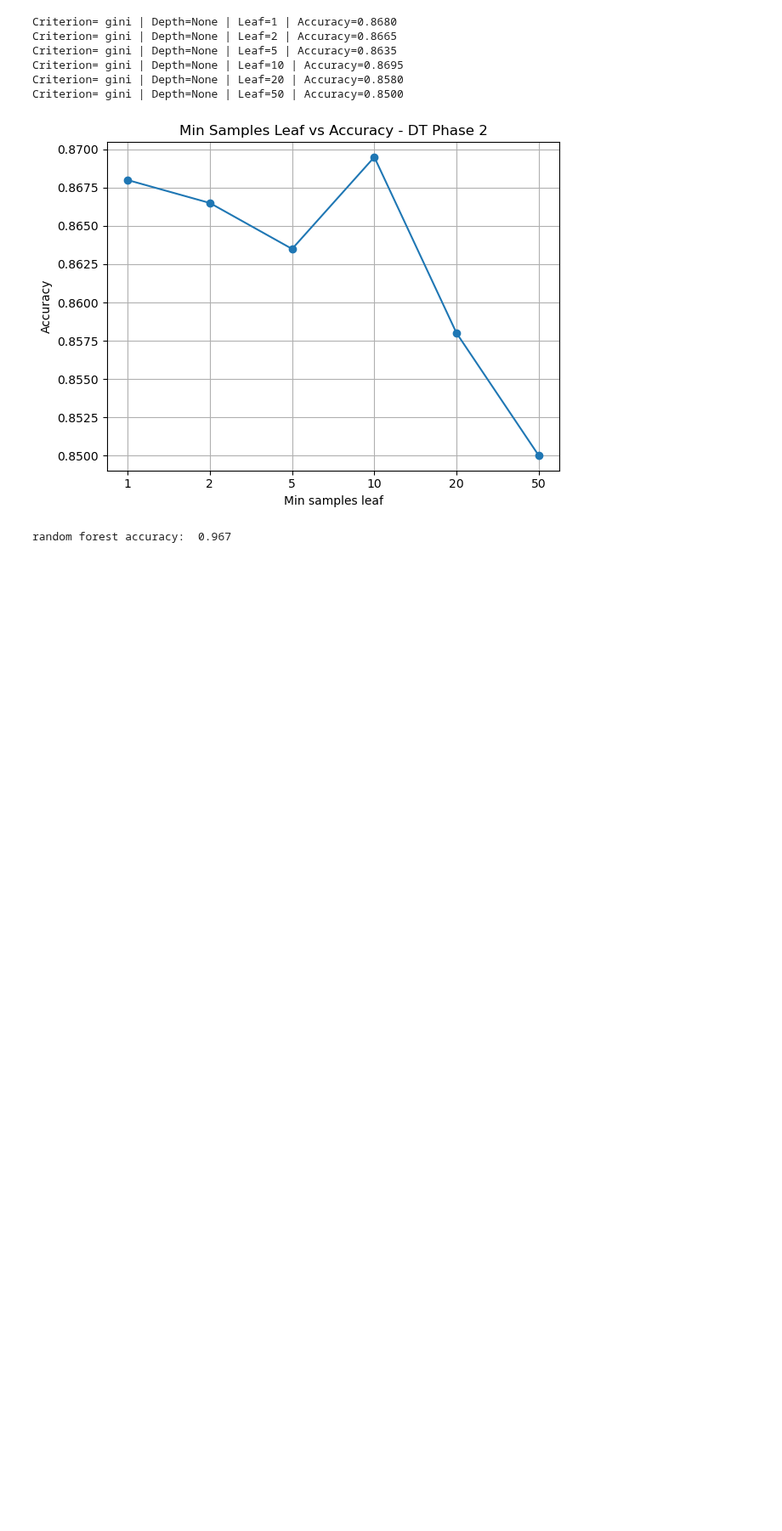
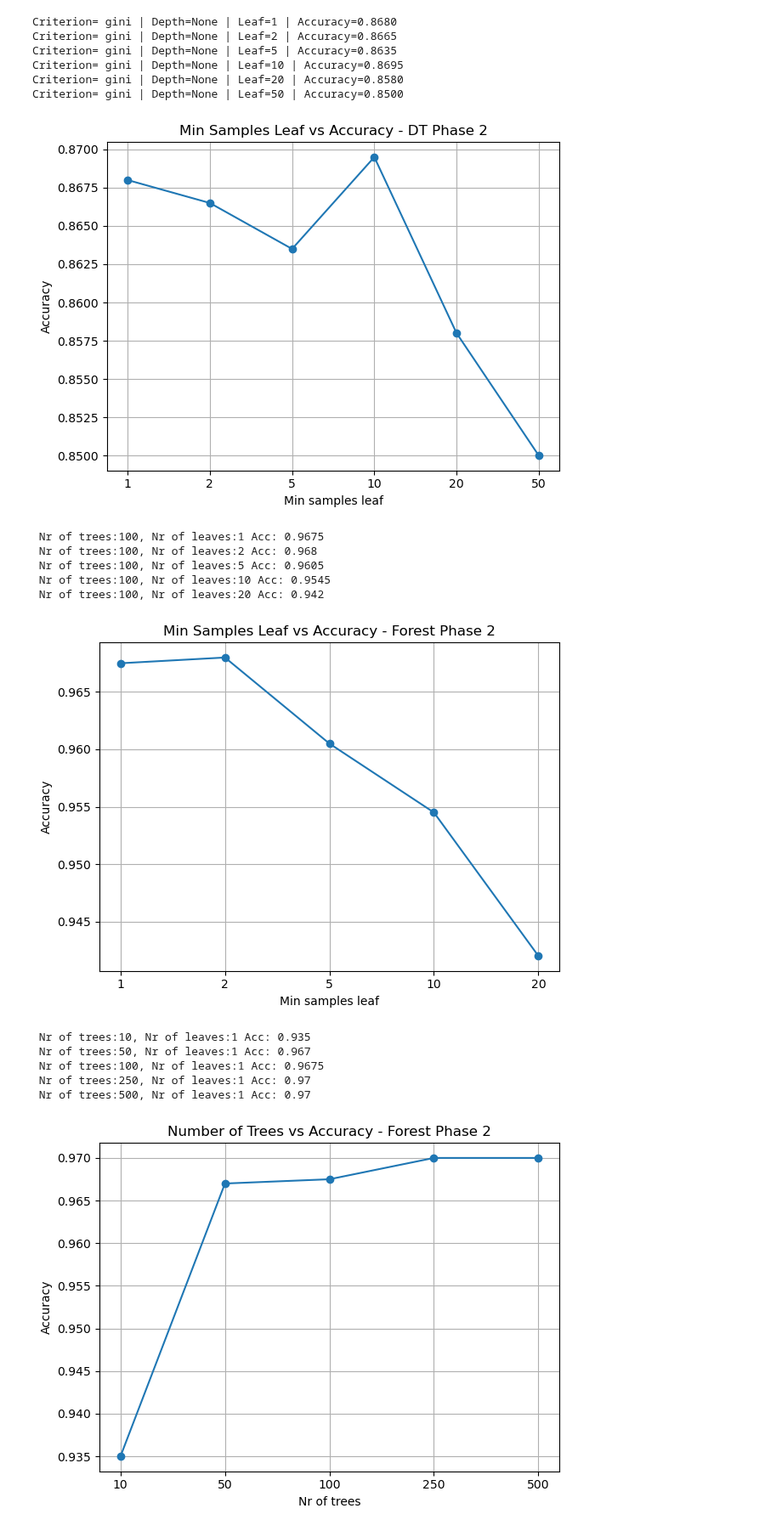
Before and after one commit to ErjonXhani/ai-vs-human-text-detection-INM701, a Jupyter notebook: tfidf.ipynb, the cells around one changed output. Shown at 85% size. Drawn from its saved outputs; the diff is of its cells as text; code cells hidden in the pictures; blank space fills up the shorter version.

Commit message:
graphs random forest phase 2

```diff
--- a/tfidf.ipynb
+++ b/tfidf.ipynb
@@ -75,19 +75,3 @@ print("TF-IDF test shape :", X_test_tfidf.shape)
 # %% [output]
 TF-IDF train shape: (8000, 20000)
 TF-IDF test shape : (2000, 20000)
-# %%
-from sklearn.tree import DecisionTreeClassifier
-from sklearn.metrics import accuracy_score
-
-
-dt_tfidf = DecisionTreeClassifier(
-    max_depth=10,criterion='gini',min_samples_leaf=10,
-    random_state=42
-)
-
-dt_tfidf.fit(X_train_tfidf, y_train)
-
-preds = dt_tfidf.predict(X_test_tfidf)
-
-
-print("DT Accuracy :", round(accuracy_score(y_test, preds),4))
@@ -156,15 +138,56 @@ Criterion= gini | Depth=None | Leaf=50 | Accuracy=0.8500
 [figure]
 # %%
 from sklearn.ensemble import RandomForestClassifier
+nr_trees=[10,50,100,250,500]
+leaves=[1,2,5,10,20]
+accuracy_rf=[]
+accuracy_rf2=[]
+for l in leaves:
+    forest=RandomForestClassifier(n_estimators=100,criterion='gini',max_depth=None,min_samples_leaf=l,random_state=42)
+    forest.fit(X_train_tfidf,y_train)
+    rf_preds=forest.predict(X_test_tfidf)
+    rf_acc=accuracy_score(y_test,rf_preds)
+    accuracy_rf.append(rf_acc)
+    print(f" Nr of trees:100, Nr of leaves:{l} Acc: {rf_acc}")
 
-forest=RandomForestClassifier(n_estimators=100,criterion='gini',max_depth=None,min_samples_leaf=1,random_state=42)
-forest.fit(X_train_tfidf,y_train)
-rf_preds=forest.predict(X_test_tfidf)
-rf_acc=accuracy_score(y_test,rf_preds)
+plt.figure()
+plt.plot([str(l) for l in leaves],accuracy_rf,marker="o")
+plt.title("Min Samples Leaf vs Accuracy - Forest Phase 2")
+plt.xlabel("Min samples leaf")
+plt.ylabel("Accuracy")
+plt.grid(True)
+plt.tight_layout()
+plt.show()
 
-print("random forest accuracy: ",rf_acc)
+for no in nr_trees:
+    forest=RandomForestClassifier(n_estimators=no,criterion='gini',max_depth=None,min_samples_leaf=1,random_state=42)
+    forest.fit(X_train_tfidf,y_train)
+    rf_preds=forest.predict(X_test_tfidf)
+    rf_acc=accuracy_score(y_test,rf_preds)
+    accuracy_rf2.append(rf_acc)
+    print(f" Nr of trees:{no}, Nr of leaves:1 Acc: {rf_acc}")
+
+plt.figure()
+plt.plot([str(no) for no in nr_trees],accuracy_rf2,marker="o")
+plt.title("Number of Trees vs Accuracy - Forest Phase 2")
+plt.xlabel("Nr of trees")
+plt.ylabel("Accuracy")
+plt.grid(True)
+plt.tight_layout()
+plt.show()
 # %% [output]
-random forest accuracy:  0.967
+ Nr of trees:100, Nr of leaves:1 Acc: 0.9675
+ Nr of trees:100, Nr of leaves:2 Acc: 0.968
+ Nr of trees:100, Nr of leaves:5 Acc: 0.9605
+ Nr of trees:100, Nr of leaves:10 Acc: 0.9545
+ Nr of trees:100, Nr of leaves:20 Acc: 0.942
+[figure, added]
+ Nr of trees:10, Nr of leaves:1 Acc: 0.935
+ Nr of trees:50, Nr of leaves:1 Acc: 0.967
+ Nr of trees:100, Nr of leaves:1 Acc: 0.9675
+ Nr of trees:250, Nr of leaves:1 Acc: 0.97
+ Nr of trees:500, Nr of leaves:1 Acc: 0.97
+[figure, added]
 # %%
 from sklearn.svm import SVC
 from sklearn.metrics import accuracy_score
```
Also changed, not shown: parts of 1 cell of this notebook.
